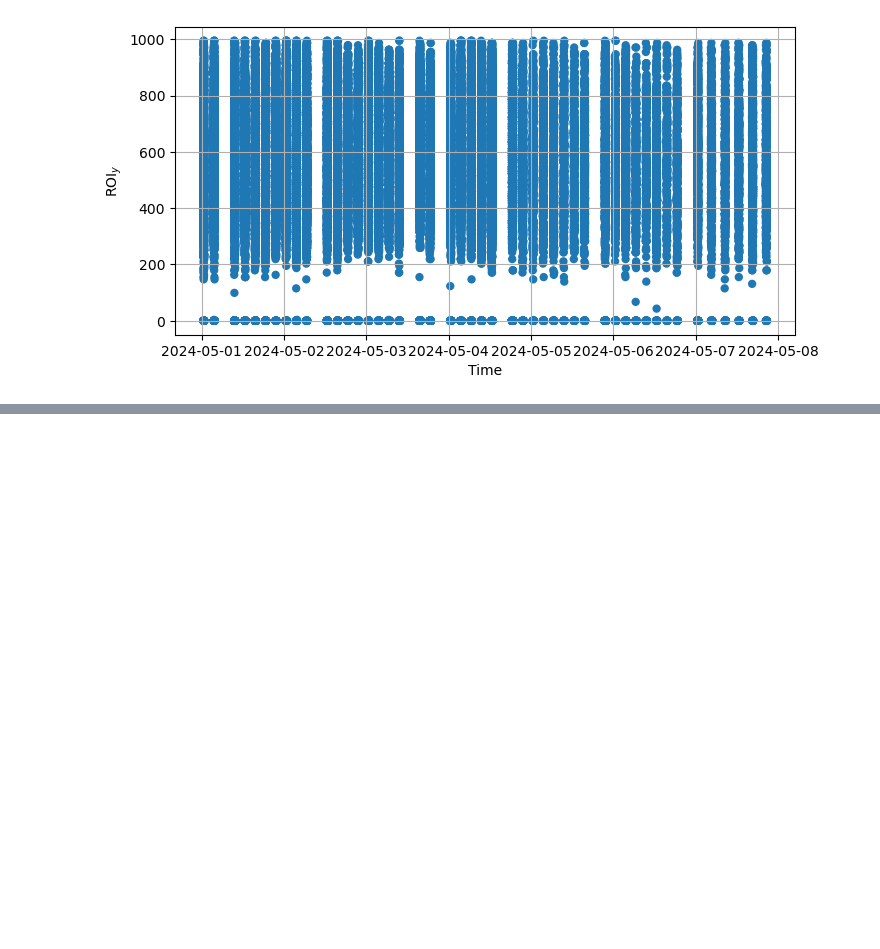
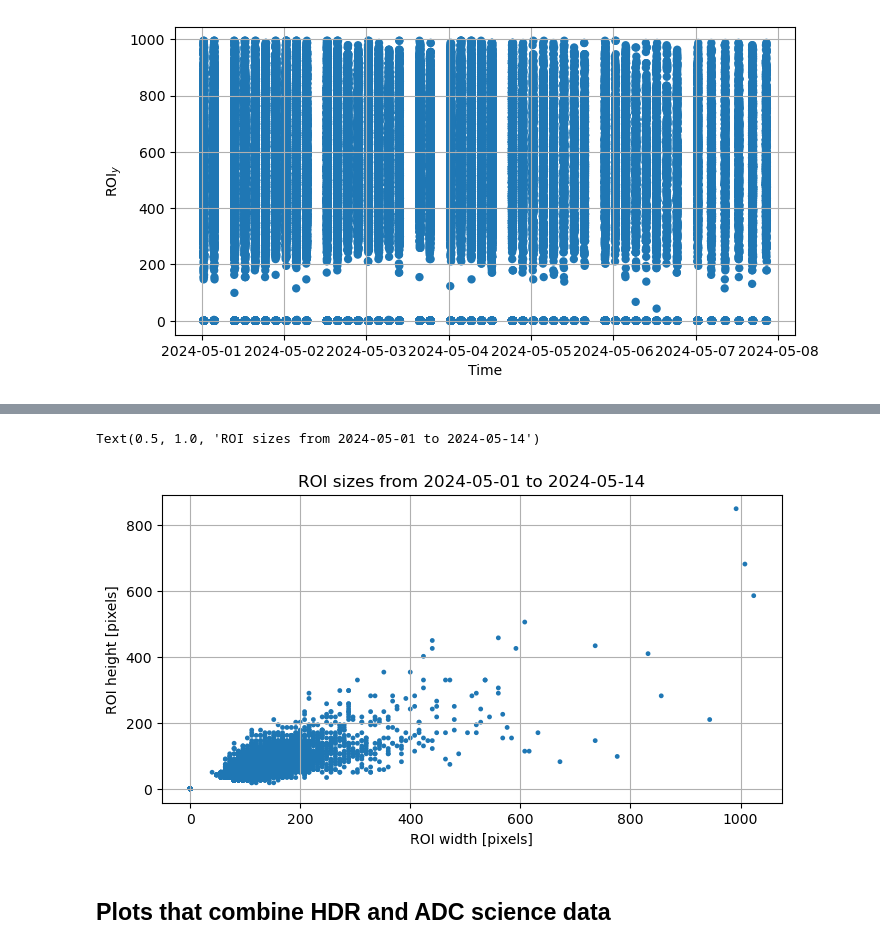
Before and after one commit to cooleyky/pioneer-21, a Jupyter notebook: Dev0_PLIMS_Testing.ipynb, the cells around one changed output, grey strips where cells are left out. Saved outputs shown, nothing was run; the diff lists cells and outputs as text; code cells hidden in the pictures; blank space fills up the shorter version.

```diff
--- a/Dev0_PLIMS_Testing.ipynb
+++ b/Dev0_PLIMS_Testing.ipynb
@@ -981,2 +985,15 @@ Text(0.5, 0, 'ROI width [pixels]')
 # %%
 # ROI width v. ROI height for 2 weeks of data in May 2024
+plt.figure(figsize=(8,4))
+plt.scatter(data_adcsci2["roi_width"], data_adcsci2["roi_height"], edgecolors="none", s=12)
+plt.grid()
+plt.ylabel("ROI height [pixels]")
+plt.xlabel("ROI width [pixels]")
+plt.title(f"ROI sizes from {np.datetime_as_string(
+    data_adcsci2.time[0].values, unit='D')} to {np.datetime_as_string(
+    data_adcsci2.time[-1].values, unit='D')}")
+# %% [output]
+Text(0.5, 1.0, 'ROI sizes from 2024-05-01 to 2024-05-14')
+[figure, added]
+# %% [markdown]
+## Plots that combine HDR and ADC science data
```
Also changed, not shown: parts of 1 cell of this notebook.
